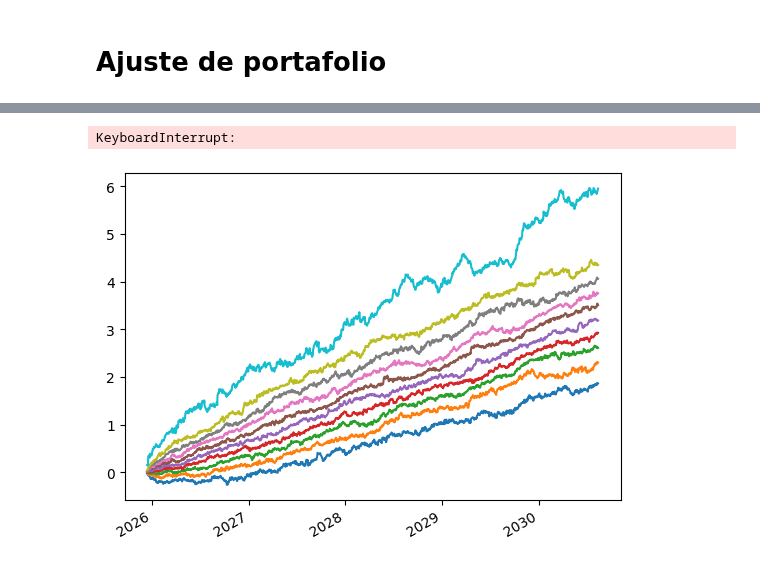
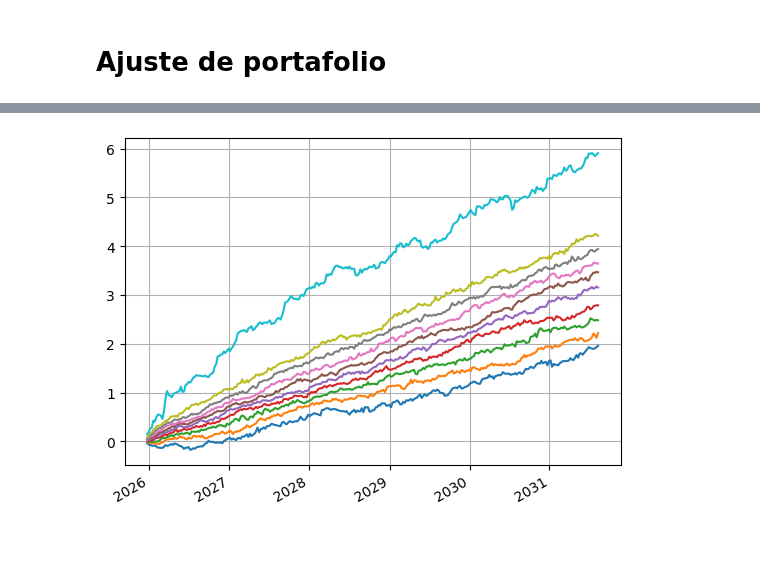
Before and after one commit to jcpalacioc/JHProgress, a Jupyter notebook: Control.ipynb, the cells around one changed output, grey strips where cells are left out. Cells and saved outputs as stored; diff of their text form; code cells hidden in the pictures.

```diff
--- a/Control.ipynb
+++ b/Control.ipynb
@@ -135,9 +91,8 @@ popt.log_returns_fwr
-# %%
-ports=popt.simulacion_montecarlo(100).cumsum()
-# %% [output]
-KeyboardInterrupt:
 # %%
+ports=popt.simulacion_montecarlo(100)
+
 for i in range(1,11):
     ports.quantile(i/10,axis=1).plot(subplots=False)
+plt.grid()
 # %% [output]
-[figure, old version]
+[figure, new version]
```
Also changed, not shown: parts of 9 cells of this notebook, 3 other files.
